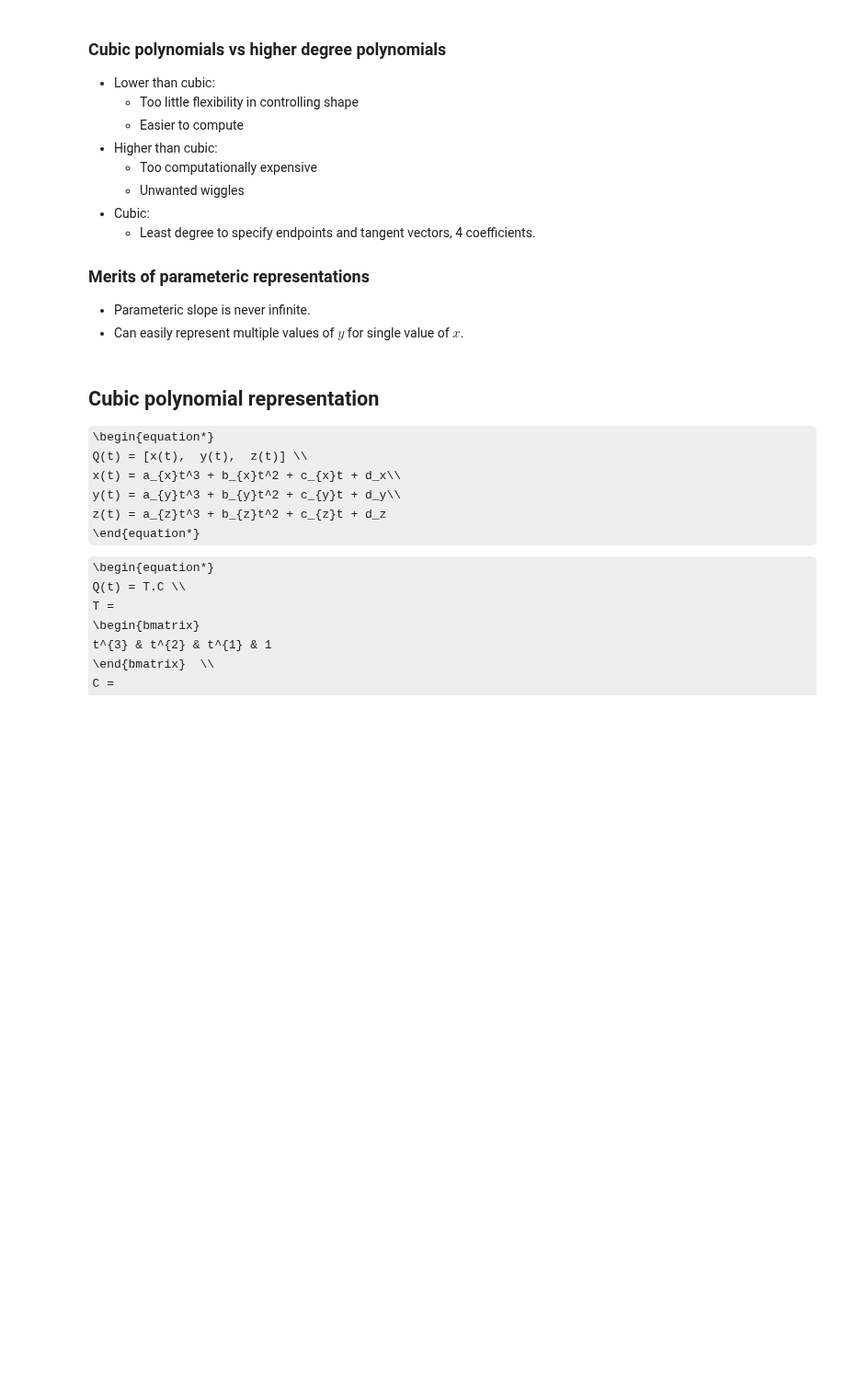
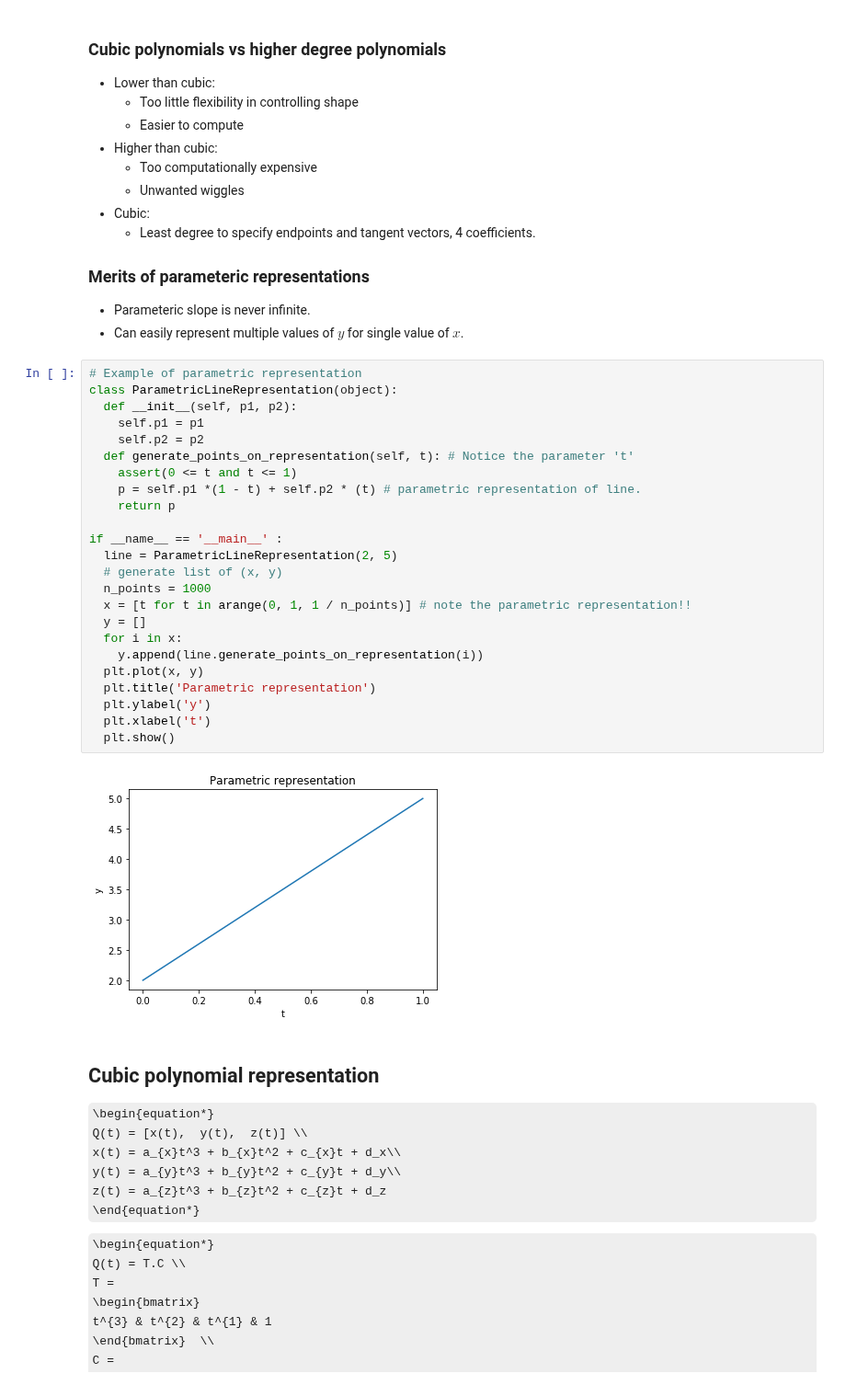
Before and after one commit to pranavkantgaur/training_materials, a Jupyter notebook: parametric_representations/param_rep_intro_lec_2.ipynb, the cells around one changed output. Shown at 92% size. Drawn from its saved outputs; the diff is of its cells as text; some formulas as TeX source; blank space fills up the shorter version.

```diff
--- a/parametric_representations/param_rep_intro_lec_2.ipynb
+++ b/parametric_representations/param_rep_intro_lec_2.ipynb
@@ -137,6 +152,32 @@ where, $0 \leq t \leq 1$
 
 *   Parameteric slope is never infinite.
 *   Can easily represent multiple values of $y$ for single value of $x$.
+# %%
+# Example of parametric representation
+class ParametricLineRepresentation(object):
+  def __init__(self, p1, p2):
+    self.p1 = p1
+    self.p2 = p2
+  def generate_points_on_representation(self, t): # Notice the parameter 't'
+    assert(0 <= t and t <= 1)
+    p = self.p1 *(1 - t) + self.p2 * (t) # parametric representation of line.
+    return p
+
+if __name__ == '__main__' :
+  line = ParametricLineRepresentation(2, 5)
+  # generate list of (x, y)
+  n_points = 1000
+  x = [t for t in arange(0, 1, 1 / n_points)] # note the parametric representation!!
+  y = []
+  for i in x:
+    y.append(line.generate_points_on_representation(i))
+  plt.plot(x, y)
+  plt.title('Parametric representation')
+  plt.ylabel('y')
+  plt.xlabel('t')
+  plt.show()
+# %% [output]
+[figure, added]
 # %% [markdown]
 ## Cubic polynomial representation
 \begin{equation*}
```
Also changed, not shown: parts of 13 cells of this notebook.
